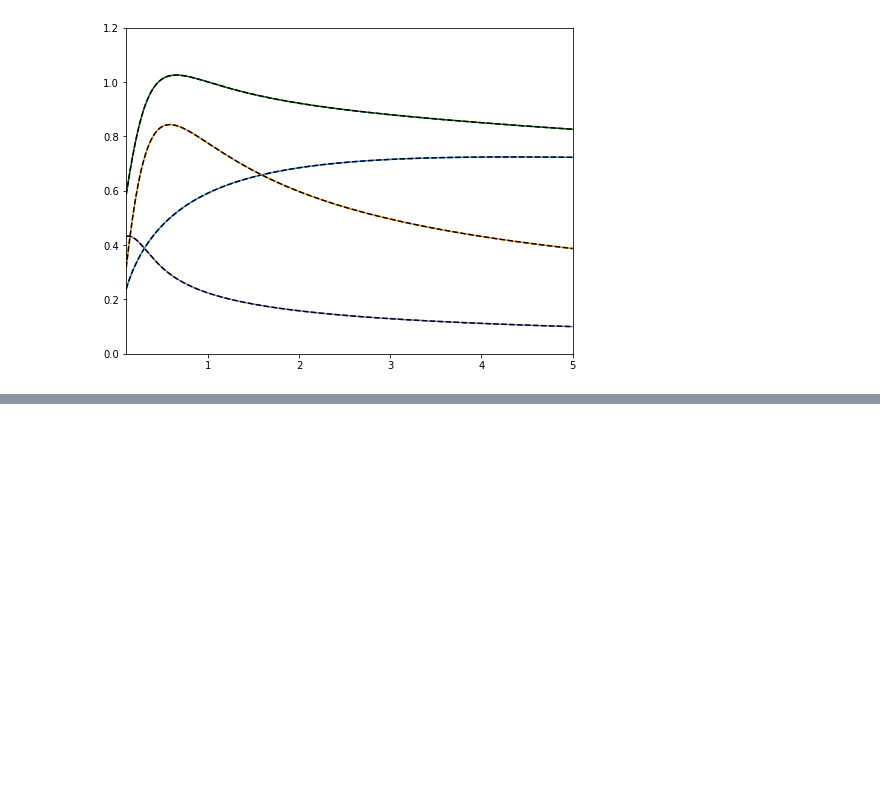
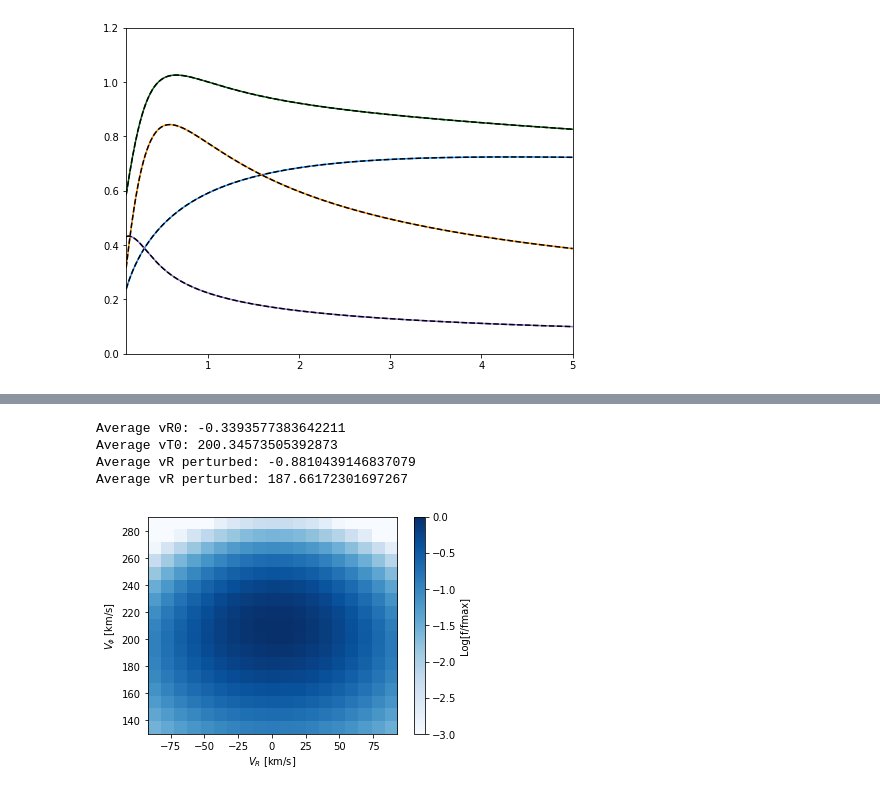
Before and after one commit to jamesmlane/AST1501, a Jupyter notebook: notebooks/4-triaxial_potential/triaxial_potential.ipynb, the cells around one changed output, grey strips where cells are left out. Saved outputs shown, nothing was run; the diff lists cells and outputs as text; code cells hidden in the pictures; blank space fills up the shorter version.

```diff
--- a/notebooks/4-compare_potentials/compare_potentials.ipynb
+++ b/notebooks/4-triaxial_potential/triaxial_potential.ipynb
@@ -159,7 +162,7 @@ plt.close('all')
 # %%
 # Scalp potential parameters for physical implementation
 mwhalo_a = mwhalo.a * mwhalo._ro * apu.kpc
-mwhalo_amp = mwhalo.dens(mwhalo_scale,0) * 16 * mwhalo.a**3 * np.pi * \
+mwhalo_amp = mwhalo.dens(mwhalo_a,0) * 16 * mwhalo.a**3 * np.pi * \
              gpconv.mass_in_msol(mwhalo._vo, mwhalo._ro) * apu.M_sun
 
 mwdisk_a = mwdisk._a * mwdisk._ro * apu.kpc
@@ -218,9 +221,9 @@ mwhalo_scal_rev.turn_physical_off()
 # One is the triaxial NFW, which grows. Another is the MWPotential2014 NWF, which grows negatively in time.
 # Finally wrap with the MWPotential2014 halo, which is constant, and will cancel out the negatively growing
 # MWPotential2014 halo when it is fully grown, leaving the triaxial halo
-trihalo_scal_dsw = potential.DehnenSmoothWrapperPotential(pot=trihalo_scal, tform=3.*apu.Gyr, tsteady=4.*apu.Gyr)
+trihalo_scal_dsw = potential.DehnenSmoothWrapperPotential(pot=trihalo_scal, tform=-9.*apu.Gyr, tsteady=8.*apu.Gyr)
 trihalo_scal_dsw.turn_physical_off()
-mwhalo_scal_rev_dsw = potential.DehnenSmoothWrapperPotential(pot=mwhalo_scal_rev, tform=3.*apu.Gyr, tsteady=4.*apu.Gyr)
+mwhalo_scal_rev_dsw = potential.DehnenSmoothWrapperPotential(pot=mwhalo_scal_rev, tform=-9.*apu.Gyr, tsteady=8.*apu.Gyr)
 mwhalo_scal_rev_dsw.turn_physical_off()
 
 # All together
@@ -343,0 +363,44 @@ ValueError: operands could not be broadcast together with shapes (49,) (50,)
+# %%
+# Compute the moments of the distribution function
+df0_save = df0
+dfp_save = dfp
+
+dens0 = np.sum(df0) * delta_vR * delta_vT # Units of 1/kpc**2
+densp = np.sum(dfp) * delta_vR * delta_vT # Units of 1/kpc**2
+
+vR_avg0 = (1/dens0) * np.sum( np.sum(df0, axis=1) * vR_range ) * delta_vR * delta_vT
+vT_avg0 = (1/dens0) * np.sum( np.sum(df0, axis=0) * vT_range ) * delta_vR * delta_vT
+vR_avgp = (1/densp) * np.sum( np.sum(dfp, axis=1) * vR_range ) * delta_vR * delta_vT
+vT_avgp = (1/densp) * np.sum( np.sum(dfp, axis=0) * vT_range ) * delta_vR * delta_vT
+
+print('Average vR0: '+str(vR_avg0))
+print('Average vT0: '+str(vT_avg0))
+print('Average vR perturbed: '+str(vR_avgp))
+print('Average vR perturbed: '+str(vT_avgp))
+# %% [output]
+Average vR0: -0.3393577383642211
+Average vT0: 200.34573505392873
+Average vR perturbed: -0.8810439146837079
+Average vR perturbed: 187.66172301697267
+# %%
+fig = plt.figure()
+ax = fig.add_subplot(111)
+
+# Rotate to account for histogram -> plotting grid
+intimg = np.rot90( df0/np.max(df0) )
+
+img = ax.imshow(np.log10(intimg), interpolation='nearest',
+                extent=[-2*sigma_vR, 2*sigma_vR+1, 210-2*sigma_vT, 210+2*sigma_vT+1],
+               cmap='Blues', vmax=0, vmin=-3)
+
+cbar = plt.colorbar(img)
+
+ax.set_xlabel(r'$V_{R}$ [km/s]')
+ax.set_ylabel(r'$V_{\phi}$ [km/s]')
+cbar.set_label('Log[f/fmax]')
+
+plt.show()
+fig.savefig('zero-point_df.pdf')
+plt.close(fig)
+# %% [output]
+[figure, added]
```
Also changed, not shown: parts of 26 cells of this notebook, 16 other files.
